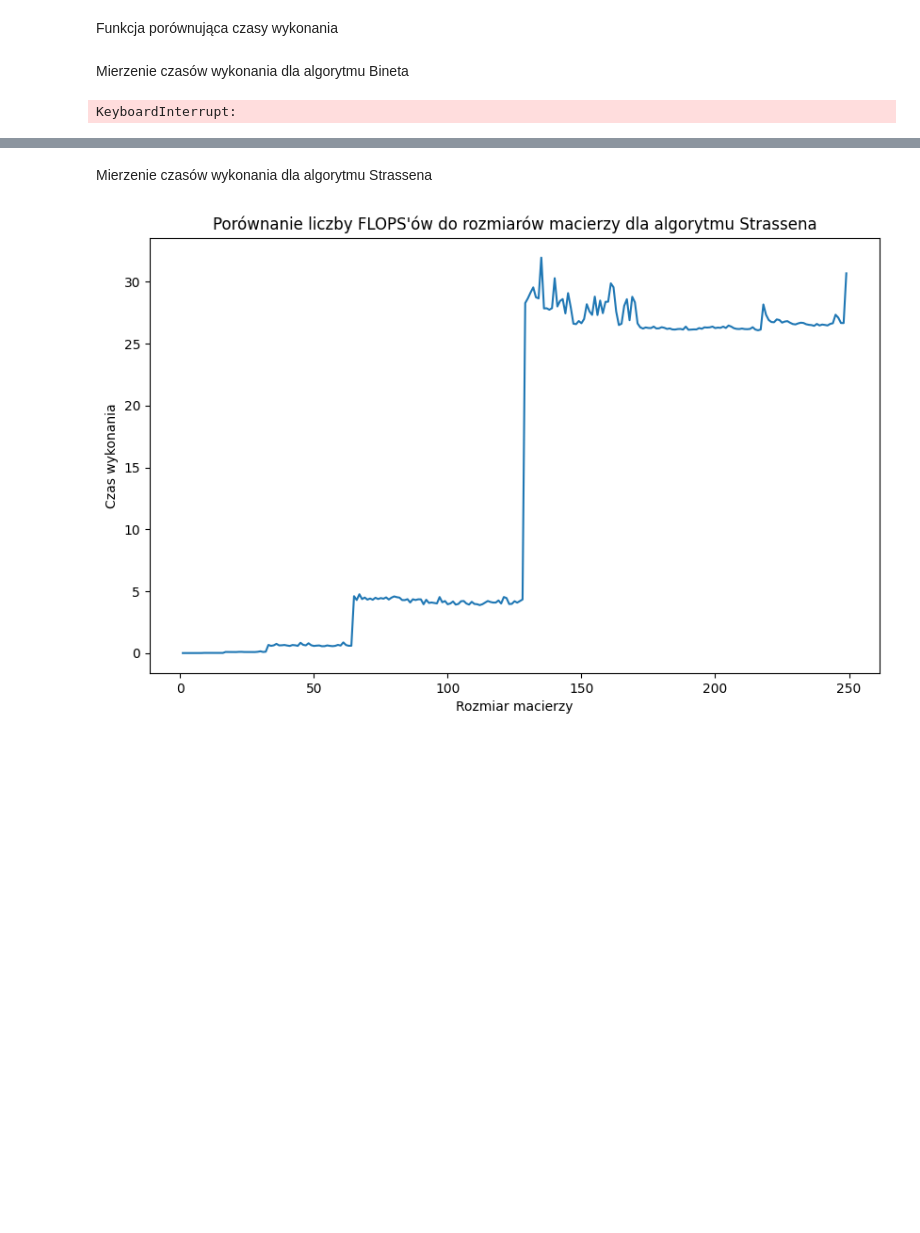
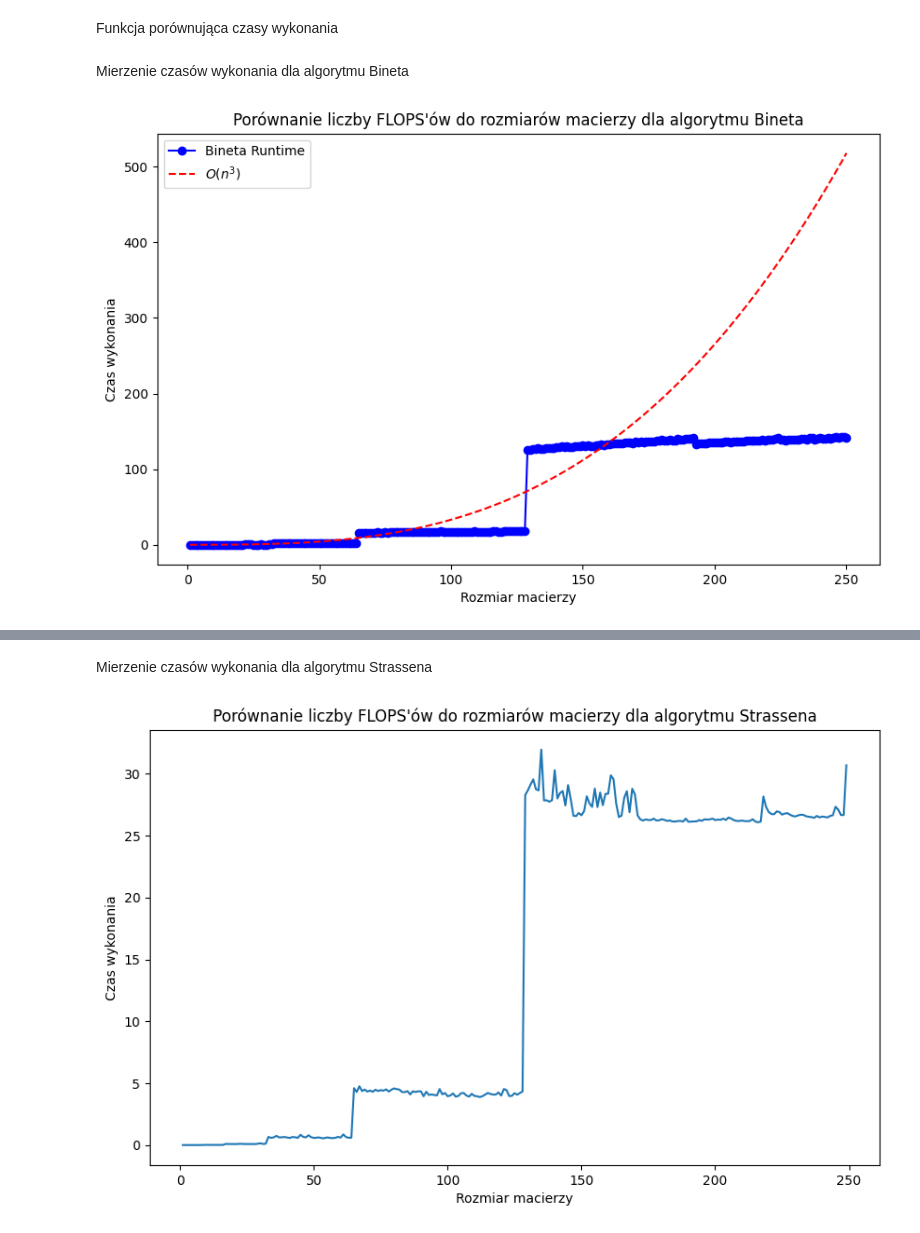
Before and after one commit to JakubFr4czek/Algorytmy-Macierzowe, a Jupyter notebook: Lab1/matrix_mult_benchmark.ipynb, the cells around one changed output, grey strips where cells are left out. Cells and saved outputs as stored; diff of their text form; code cells hidden in the pictures; blank space fills up the shorter version.

```diff
--- a/Lab1/matrix_mult_benchmark.ipynb
+++ b/Lab1/matrix_mult_benchmark.ipynb
@@ -270,10 +271,10 @@ def show_runtime_comparison_plot(filename1, filename2, algorithm_name1, algorith
     plt.show()
 # %% [markdown]
 Mierzenie czasów wykonania dla algorytmu Bineta
-# %%
-measure_function_runtime(binet, range(1, 250), "Data/binet_runtime.txt")
-# %% [output]
-KeyboardInterrupt:
+# %%
+show_runtime_plot("Data/binet_flops_runtime.txt", "Bineta")
+# %% [output]
+[figure, added]
 # %%
 show_runtime_plot("Data/binet_runtime.txt", "Bineta")
 # %% [output]
```
Also changed, not shown: parts of 10 cells of this notebook, 4 other files.
